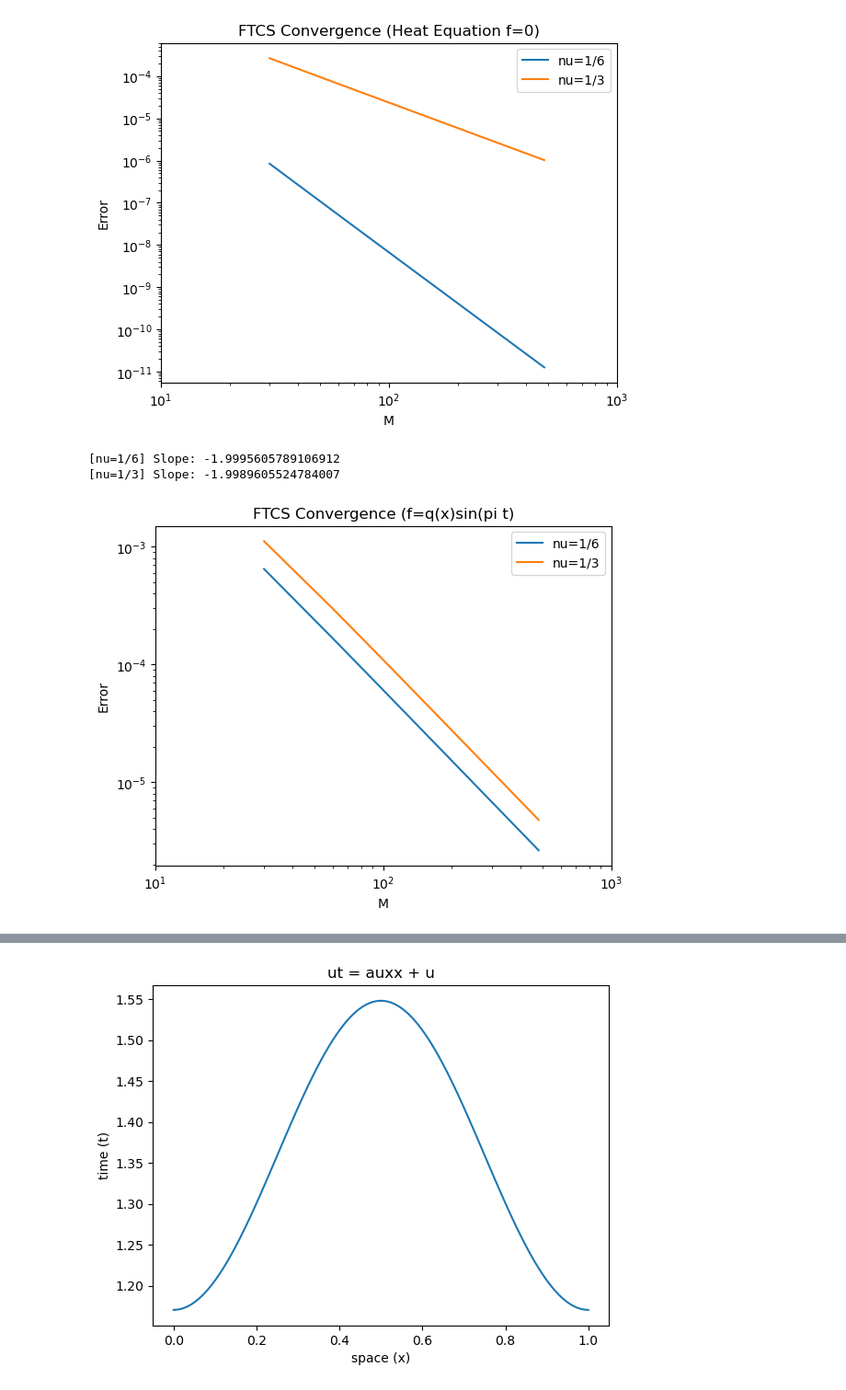
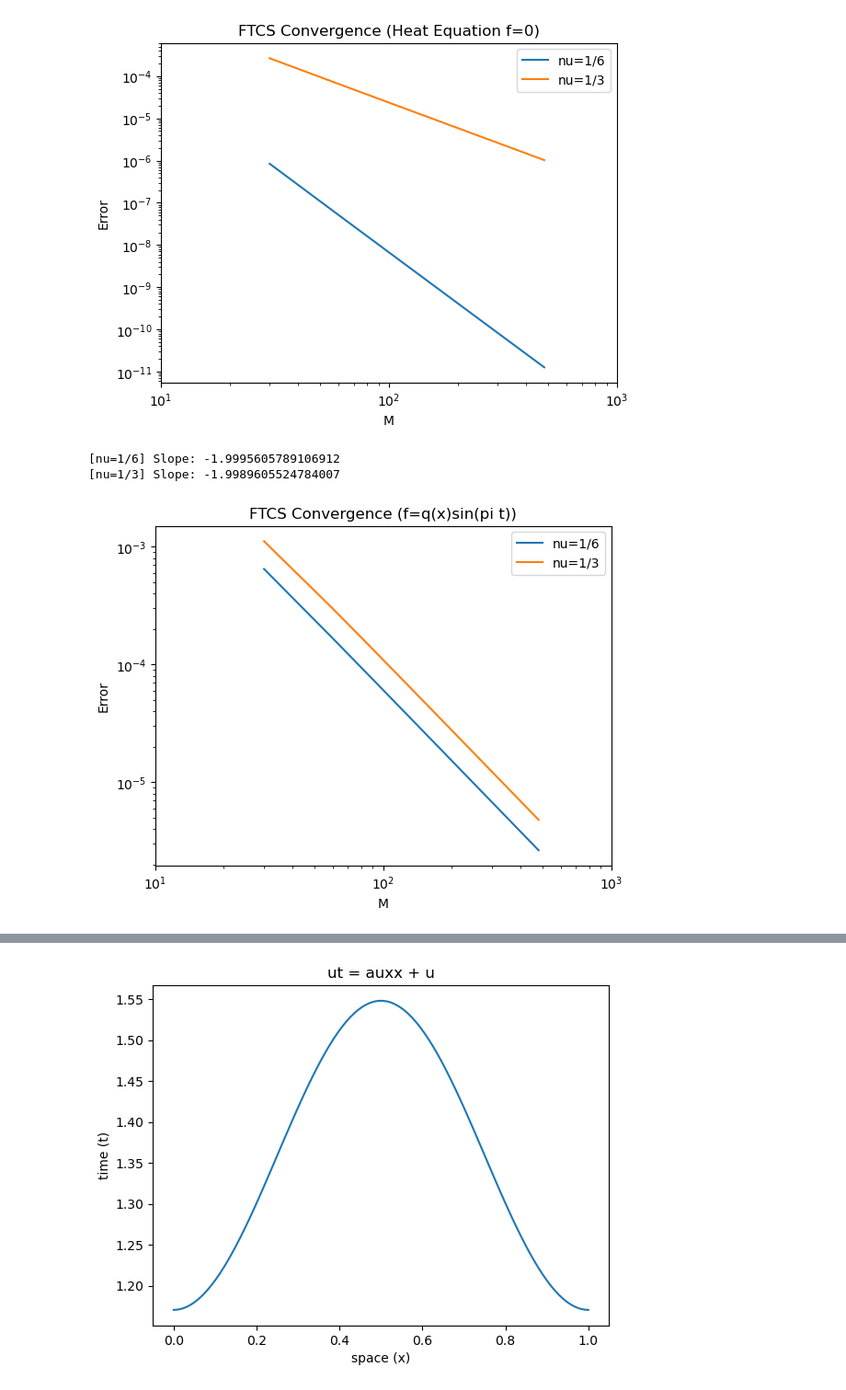
Before and after one commit to shainotshy1/Math228B, a Jupyter notebook: HW1/hw01.ipynb, the cells around one changed output, grey strips where cells are left out. Shown at 92% size. Cells and saved outputs as stored; diff of their text form; code cells hidden in the pictures.

```diff
--- a/HW1/hw01.ipynb
+++ b/HW1/hw01.ipynb
@@ -201,11 +201,11 @@ log_log_err_eval(f_i, g_i, comp_1ai_exact, comp_ftcs, title="FTCS Convergence (H
 [nu=1/3] Slope: -2.0001118454287217
 [figure]
 # %%
-log_log_err_eval(f_ii, g_ii, comp_1aii_exact, comp_ftcs, title="FTCS Convergence (f=q(x)sin(pi t)")
+log_log_err_eval(f_ii, g_ii, comp_1aii_exact, comp_ftcs, title="FTCS Convergence (f=q(x)sin(pi t))")
 # %% [output]
 [nu=1/6] Slope: -1.9995605789106912
 [nu=1/3] Slope: -1.9989605524784007
-[figure, old version]
+[figure, new version]
 # %%
 def comp_ftcs2(f, g, a, T, M, nu):
     h = 1 / M
```
Also changed, not shown: parts of 4 cells of this notebook, 6 other files.
